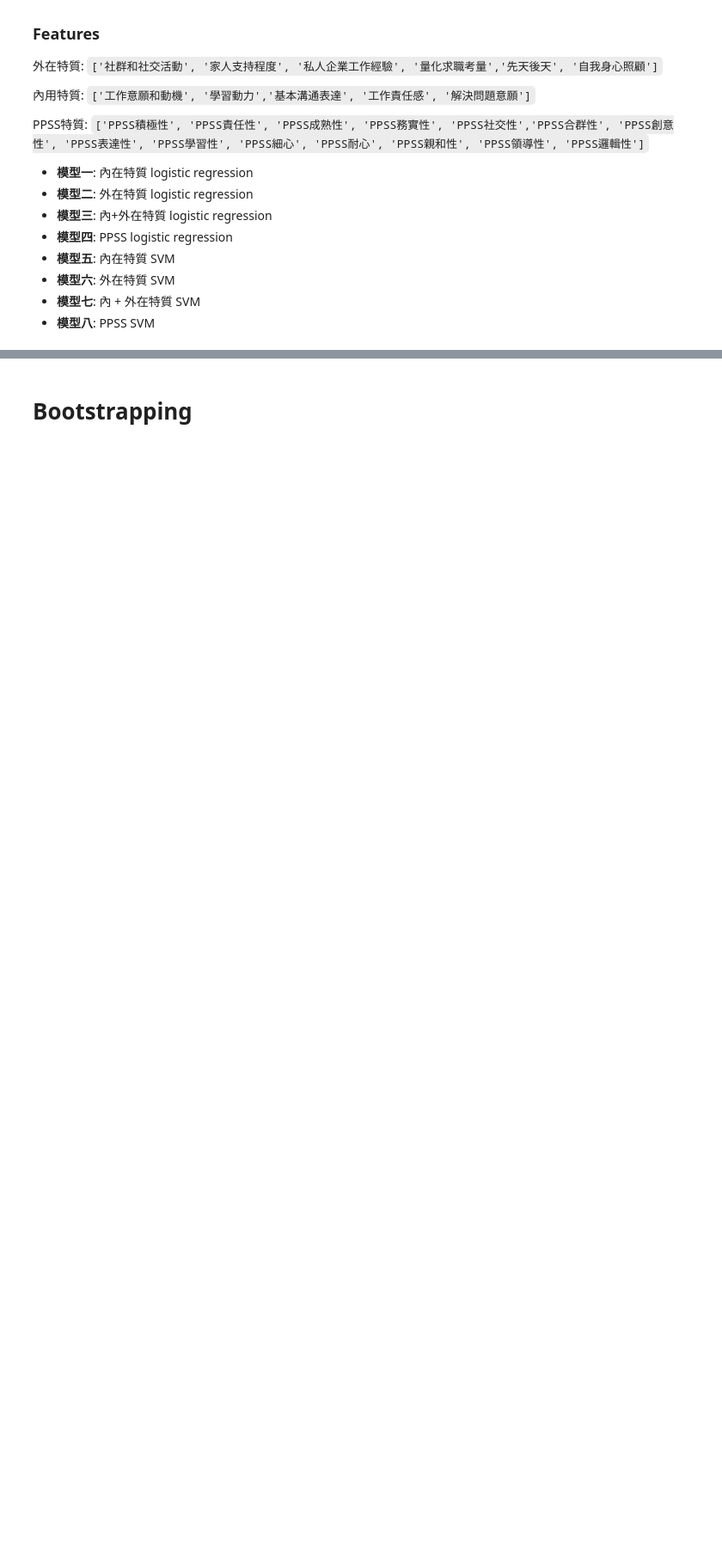
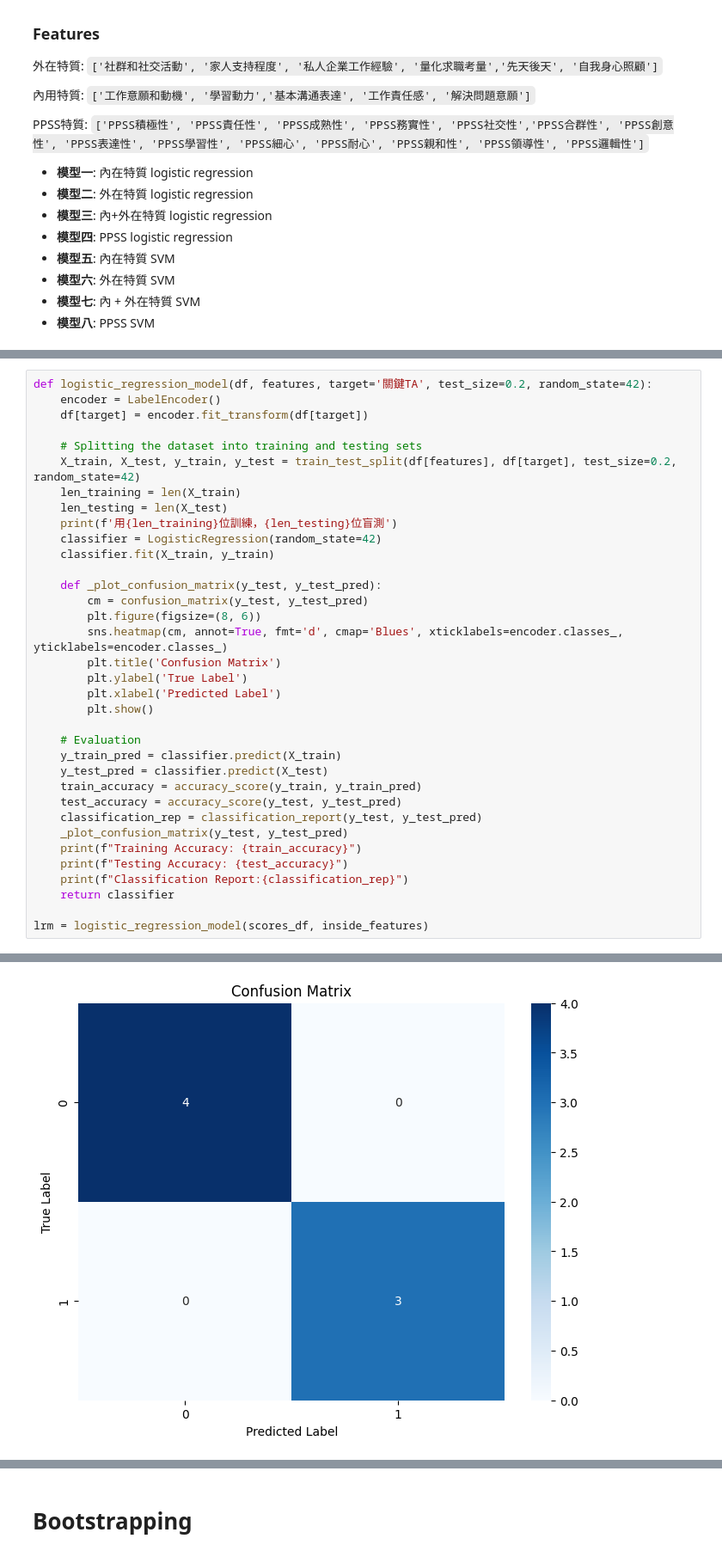
Before and after one commit to frankcholula/flow-disability-employment, a Jupyter notebook: score_exploration.ipynb, the cells around one changed output, grey strips where cells are left out. Shown at 86% size. Saved outputs shown, nothing was run; the diff lists cells and outputs as text; blank space fills up the shorter version.

```diff
--- a/score_exploration.ipynb
+++ b/score_exploration.ipynb
@@ -113,0 +165,36 @@ ModuleNotFoundError: No module named 'sklearn'
+# %%
+def logistic_regression_model(df, features, target='關鍵TA', test_size=0.2, random_state=42):
+    encoder = LabelEncoder()
+    df[target] = encoder.fit_transform(df[target])
+
+    # Splitting the dataset into training and testing sets
+    X_train, X_test, y_train, y_test = train_test_split(df[features], df[target], test_size=0.2, random_state=42)
+    len_training = len(X_train)
+    len_testing = len(X_test)
+    print(f'用{len_training}位訓練，{len_testing}位盲測')
+    classifier = LogisticRegression(random_state=42)
+    classifier.fit(X_train, y_train)
+
+    def _plot_confusion_matrix(y_test, y_test_pred):
+        cm = confusion_matrix(y_test, y_test_pred)
+        plt.figure(figsize=(8, 6))
+        sns.heatmap(cm, annot=True, fmt='d', cmap='Blues', xticklabels=encoder.classes_, yticklabels=encoder.classes_)
+        plt.title('Confusion Matrix')
+        plt.ylabel('True Label')
+        plt.xlabel('Predicted Label')
+        plt.show()
+
+    # Evaluation
+    y_train_pred = classifier.predict(X_train)
+    y_test_pred = classifier.predict(X_test)
+    train_accuracy = accuracy_score(y_train, y_train_pred)
+    test_accuracy = accuracy_score(y_test, y_test_pred)
+    classification_rep = classification_report(y_test, y_test_pred)
+    _plot_confusion_matrix(y_test, y_test_pred)
+    print(f"Training Accuracy: {train_accuracy}")
+    print(f"Testing Accuracy: {test_accuracy}")
+    print(f"Classification Report:{classification_rep}")
+    return classifier
+
+lrm = logistic_regression_model(scores_df, inside_features)
+# %% [output]
@@ -113,0 +202 @@ ModuleNotFoundError: No module named 'sklearn'
+[figure, added]
```
Also changed, not shown: parts of 8 cells of this notebook, 3 other files.
